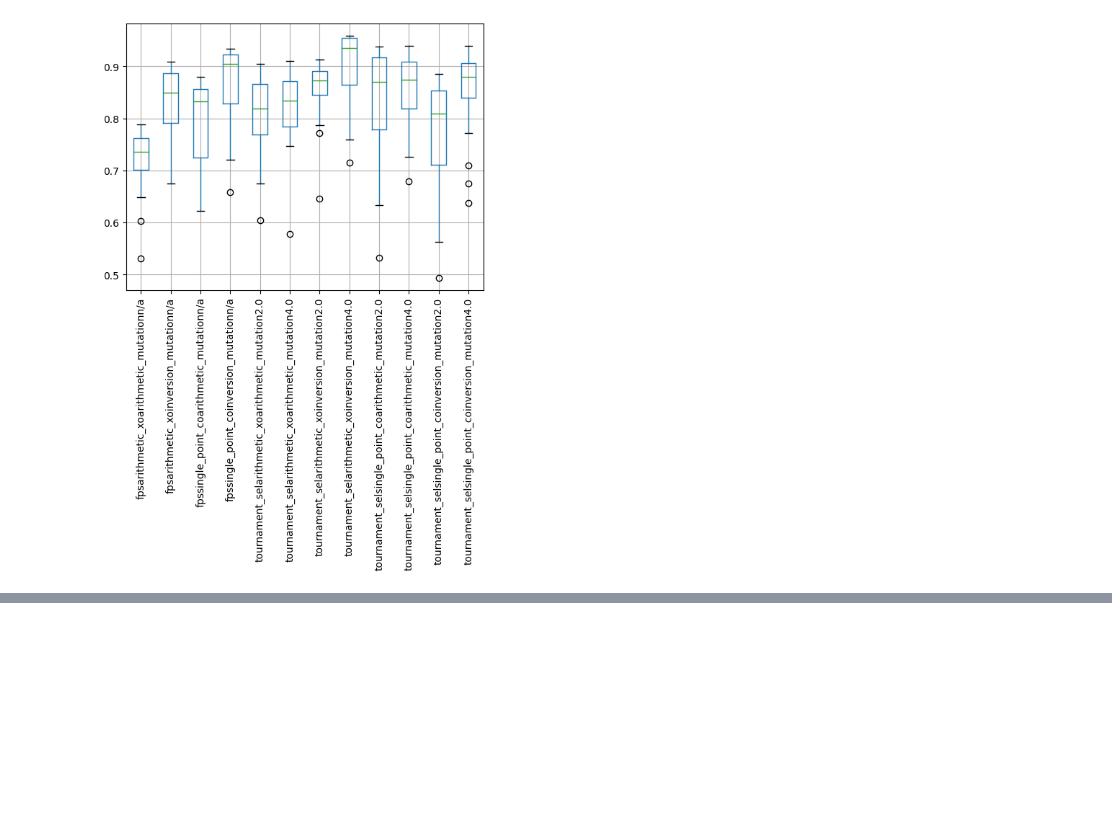
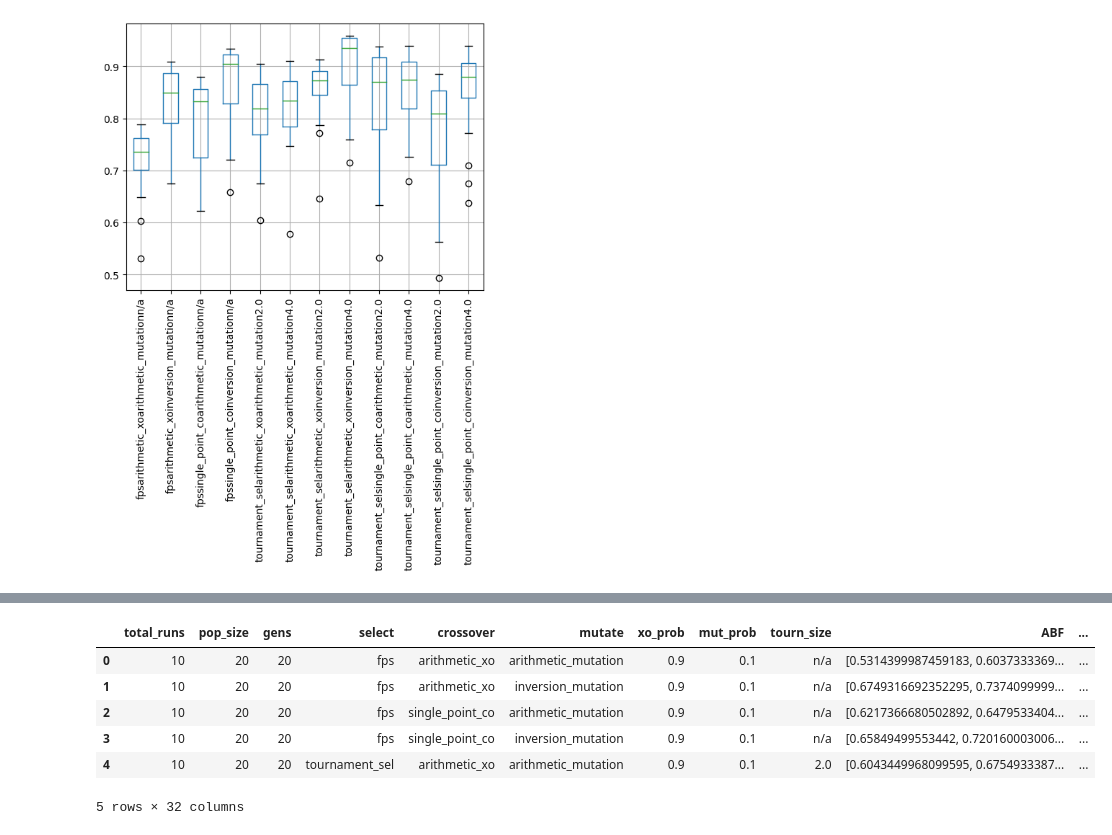
Before and after one commit to iryna-savchuk/CI4O_project, a Jupyter notebook: result_analysis.ipynb, the cells around one changed output, grey strips where cells are left out. Saved outputs shown, nothing was run; the diff lists cells and outputs as text; code cells hidden in the pictures; blank space fills up the shorter version.

```diff
--- a/result_analysis.ipynb
+++ b/result_analysis.ipynb
@@ -153,0 +176,16 @@ plt.show()
+# %%
+# Splitting ABF into 20 new columns corresponding to 20 generations
+new_cols = pd.DataFrame(merged_df['ABF'].apply(pd.Series).values.tolist(),
+                        columns=['Gen'+str(i+1) for i in range(20)])
+
+# Concatenate the new columns to merged_df
+merged_df = pd.concat([merged_df, new_cols], axis=1)
+merged_df.head()
+# %% [output]
+|  | total_runs | pop_size | gens | select | crossover | mutate | xo_prob | mut_prob | tourn_size | ABF | ... |
+| 0 | 10 | 20 | 20 | fps | arithmetic_xo | arithmetic_mutation | 0.9 | 0.1 | n/a | [0.5314399987459183, 0.6037333369... | ... |
+| 1 | 10 | 20 | 20 | fps | arithmetic_xo | inversion_mutation | 0.9 | 0.1 | n/a | [0.6749316692352295, 0.7374099999... | ... |
+| 2 | 10 | 20 | 20 | fps | single_point_co | arithmetic_mutation | 0.9 | 0.1 | n/a | [0.6217366680502892, 0.6479533404... | ... |
+| 3 | 10 | 20 | 20 | fps | single_point_co | inversion_mutation | 0.9 | 0.1 | n/a | [0.65849499553442, 0.720160003006... | ... |
+| 4 | 10 | 20 | 20 | tournament_sel | arithmetic_xo | arithmetic_mutation | 0.9 | 0.1 | 2.0 | [0.6043449968099595, 0.6754933387... | ... |
+5 rows × 32 columns
```
Also changed, not shown: parts of 10 cells of this notebook.
